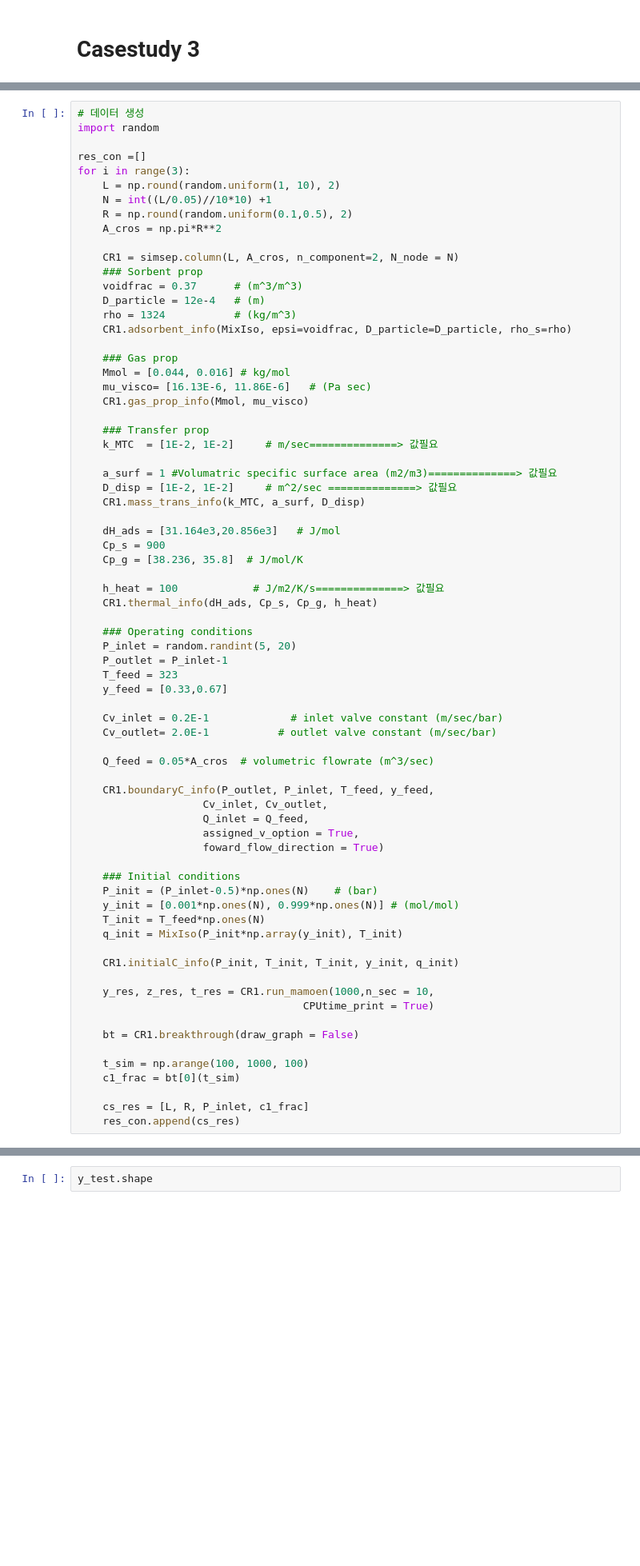
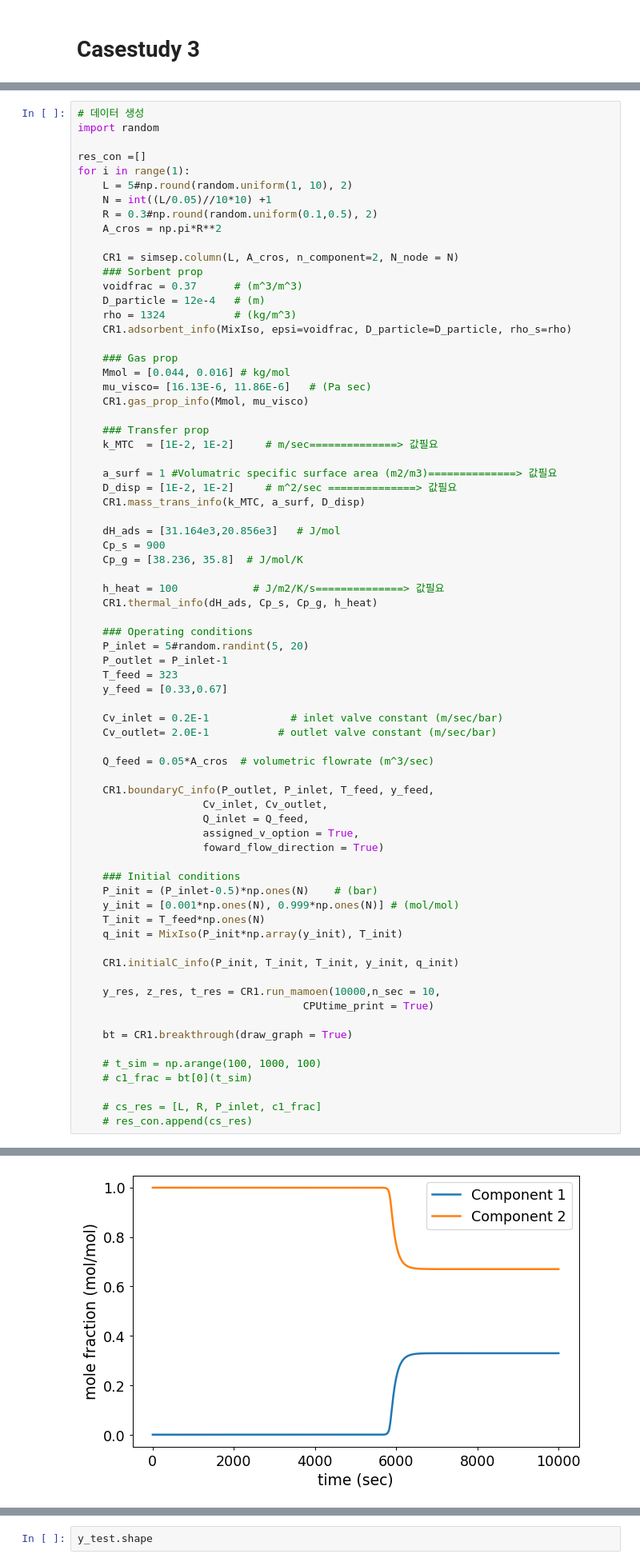
Before and after one commit to NahyeonAn/pyAPEP, a Jupyter notebook: Usage & casestudies/2. Casestudies.ipynb, the cells around one changed output, grey strips where cells are left out. Shown at 80% size. Saved outputs shown, nothing was run; the diff lists cells and outputs as text; blank space fills up the shorter version.

```diff
--- a/Usage & casestudies/2. Casestudies.ipynb
+++ b/Usage & casestudies/2. Casestudies.ipynb
@@ -475,10 +485,10 @@ def MixIso(P, T):
 import random
 
 res_con =[]
-for i in range(3):
-    L = np.round(random.uniform(1, 10), 2)
+for i in range(1):
+    L = 5#np.round(random.uniform(1, 10), 2)
     N = int((L/0.05)//10*10) +1
-    R = np.round(random.uniform(0.1,0.5), 2)
+    R = 0.3#np.round(random.uniform(0.1,0.5), 2)
     A_cros = np.pi*R**2
 
     CR1 = simsep.column(L, A_cros, n_component=2, N_node = N)
@@ -508,7 +518,7 @@ for i in range(3):
     CR1.thermal_info(dH_ads, Cp_s, Cp_g, h_heat)
 
     ### Operating conditions
-    P_inlet = random.randint(5, 20)
+    P_inlet = 5#random.randint(5, 20)
     P_outlet = P_inlet-1
     T_feed = 323
     y_feed = [0.33,0.67]
@@ -532,15 +542,15 @@ for i in range(3):
 
     CR1.initialC_info(P_init, T_init, T_init, y_init, q_init)
 
-    y_res, z_res, t_res = CR1.run_mamoen(1000,n_sec = 10,
+    y_res, z_res, t_res = CR1.run_mamoen(10000,n_sec = 10,
                                     CPUtime_print = True)
 
-    bt = CR1.breakthrough(draw_graph = False)
+    bt = CR1.breakthrough(draw_graph = True)
 
-    t_sim = np.arange(100, 1000, 100)
-    c1_frac = bt[0](t_sim)
+    # t_sim = np.arange(100, 1000, 100)
+    # c1_frac = bt[0](t_sim)
 
-    cs_res = [L, R, P_inlet, c1_frac]
-    res_con.append(cs_res)
+    # cs_res = [L, R, P_inlet, c1_frac]
+    # res_con.append(cs_res)
 # %% [output]
 Simulation of this step is completed.
@@ -554,3 +558,4 @@ This took     0.336 mins to run.
+[figure, added]
 # %%
 from sklearn.model_selection import train_test_split
 
```
Also changed, not shown: parts of 3 cells of this notebook.
